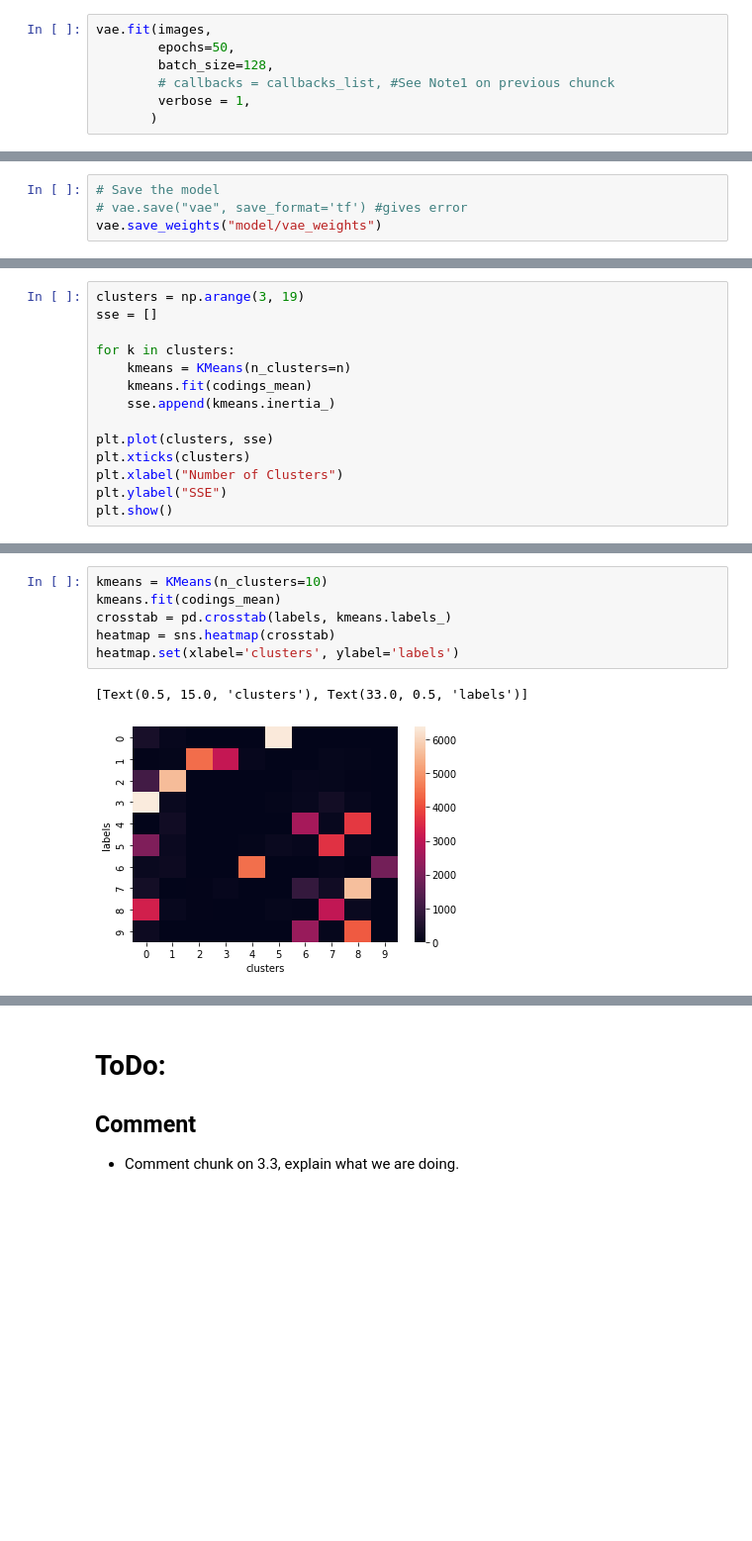
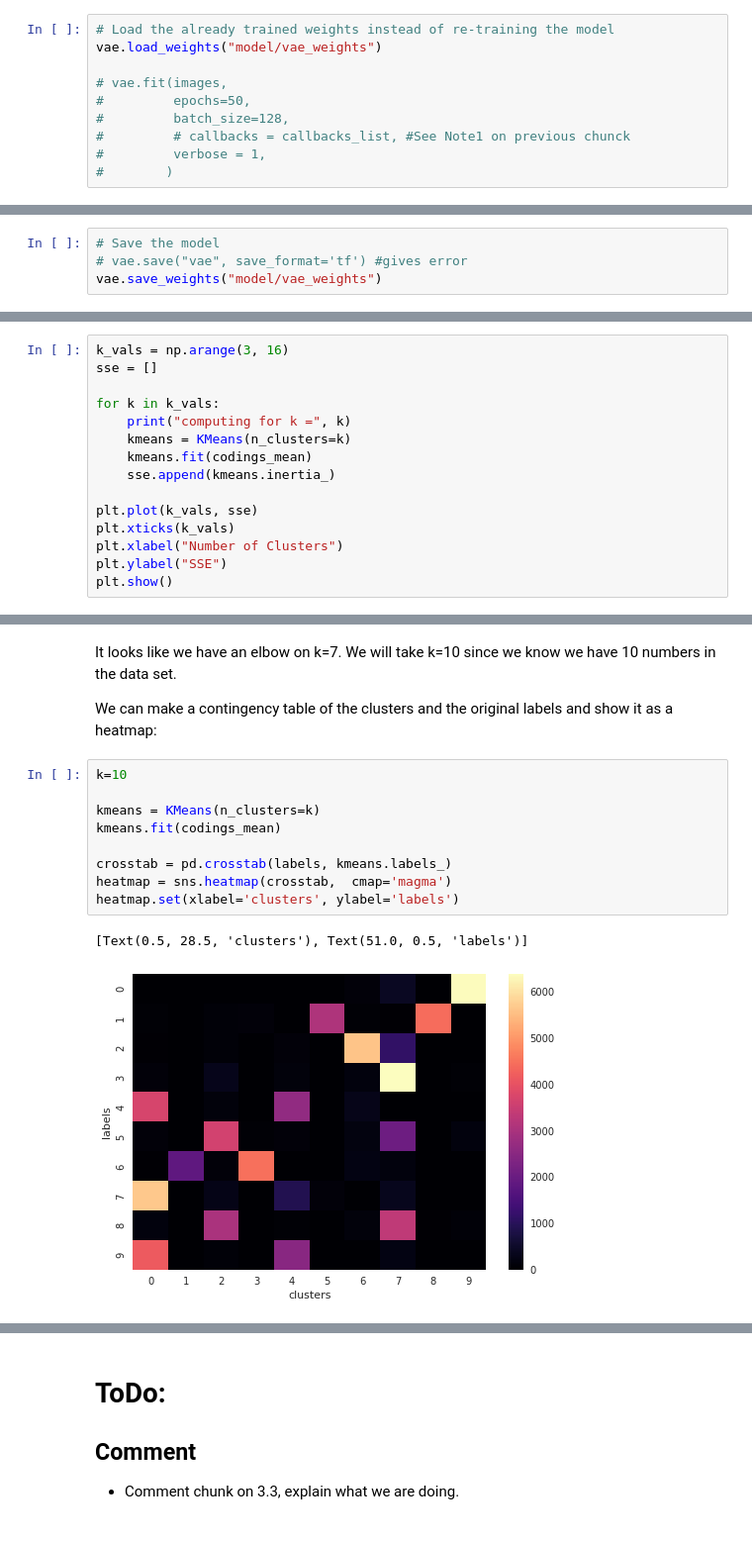
Before and after one commit to carlescn/MSc_bioinformatics_thesis, a Jupyter notebook: MNIST_clustering_VAE/MNIST_clustering_VAE.ipynb, the cells around one changed output, grey strips where cells are left out. Shown at 99% size. Saved outputs shown, nothing was run; the diff lists cells and outputs as text; blank space fills up the shorter version.

Commit message:
K-means clusters represented over latent space.

```diff
--- a/MNIST_clustering_VAE/MNIST_clustering_VAE.ipynb
+++ b/MNIST_clustering_VAE/MNIST_clustering_VAE.ipynb
@@ -263,12 +263,15 @@ Define a callbacks list to save the best performing model during training
 # %% [markdown]
 And train the model
 # %%
-vae.fit(images,
-        epochs=50,
-        batch_size=128,
-        # callbacks = callbacks_list, #See Note1 on previous chunck
-        verbose = 1,
-       )
+# Load the already trained weights instead of re-training the model
+vae.load_weights("model/vae_weights")
+
+# vae.fit(images,
+#         epochs=50,
+#         batch_size=128,
+#         # callbacks = callbacks_list, #See Note1 on previous chunck
+#         verbose = 1,
+#        )
 # %% [output]
 Epoch 1/50
 547/547 [==============================] - 45s 77ms/step - total_loss: 187.4200 - reconstruction_loss: 185.0526 - kl_loss: 2.3673
@@ -370,14 +397,15 @@ np.savetxt("codings/logvar.csv", codings_logvar)
 # %%
-clusters = np.arange(3, 19)
+k_vals = np.arange(3, 16)
 sse = []
 
-for k in clusters:
-    kmeans = KMeans(n_clusters=n)
+for k in k_vals:
+    print("computing for k =", k)
+    kmeans = KMeans(n_clusters=k)
     kmeans.fit(codings_mean)
     sse.append(kmeans.inertia_)
 
-plt.plot(clusters, sse)
-plt.xticks(clusters)
+plt.plot(k_vals, sse)
+plt.xticks(k_vals)
 plt.xlabel("Number of Clusters")
 plt.ylabel("SSE")
 plt.show()
@@ -386,9 +427,16 @@ plt.show()
+# %% [markdown]
+It looks like we have an elbow on k=7. We will take k=10 since we know we have 10 numbers in the data set.
+
+We can make a contingency table of the clusters and the original labels and show it as a heatmap:
 # %%
-kmeans = KMeans(n_clusters=10)
+k=10
+
+kmeans = KMeans(n_clusters=k)
 kmeans.fit(codings_mean)
+
 crosstab = pd.crosstab(labels, kmeans.labels_)
-heatmap = sns.heatmap(crosstab)
+heatmap = sns.heatmap(crosstab,  cmap='magma')
 heatmap.set(xlabel='clusters', ylabel='labels')
 # %% [output]
-[Text(0.5, 15.0, 'clusters'), Text(33.0, 0.5, 'labels')]
+[Text(0.5, 28.5, 'clusters'), Text(51.0, 0.5, 'labels')]
-[figure, old version]
+[figure, new version]
```
Also changed, not shown: parts of 13 cells of this notebook.
